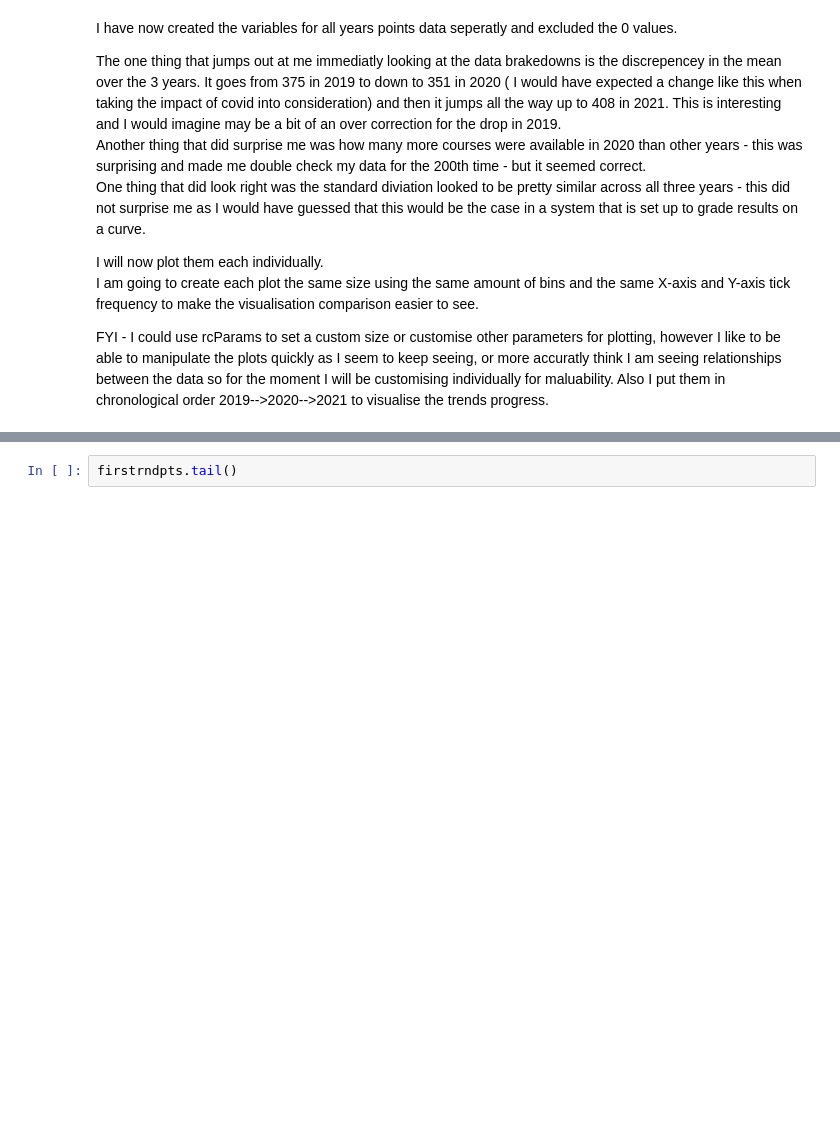
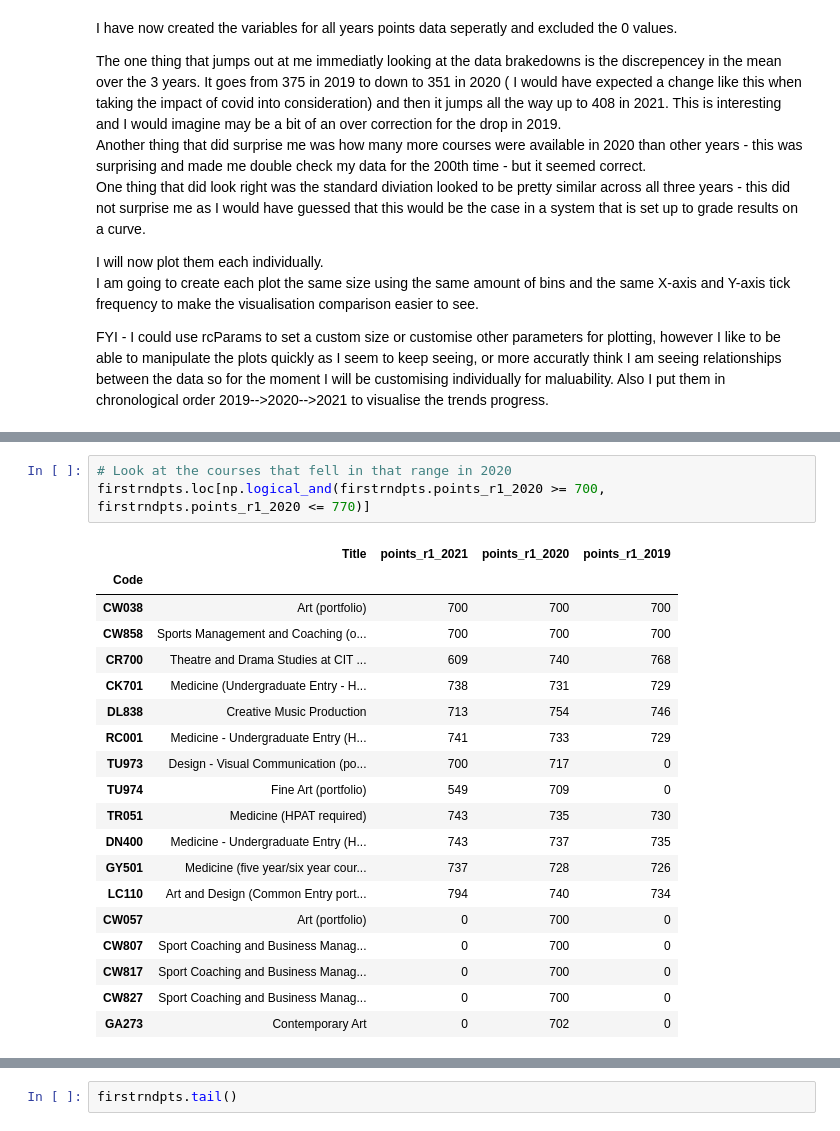
Before and after one commit to Lynch08/Fundementals_Of_Data_Analysis, a Jupyter notebook: CAO Points/new.ipynb, the cells around one changed output, grey strips where cells are left out. Saved outputs shown, nothing was run; the diff lists cells and outputs as text; blank space fills up the shorter version.

```diff
--- a/CAO Points/new.ipynb
+++ b/CAO Points/new.ipynb
@@ -951,0 +1094,23 @@ plt.legend()
+# %%
+# Look at the courses that fell in that range in 2020
+firstrndpts.loc[np.logical_and(firstrndpts.points_r1_2020 >= 700, firstrndpts.points_r1_2020 <= 770)]
+# %% [output]
+|  | Title | points_r1_2021 | points_r1_2020 | points_r1_2019 |
+| Code |  |  |  |  |
+| CW038 | Art (portfolio) | 700 | 700 | 700 |
+| CW858 | Sports Management and Coaching (o... | 700 | 700 | 700 |
+| CR700 | Theatre and Drama Studies at CIT ... | 609 | 740 | 768 |
+| CK701 | Medicine (Undergraduate Entry - H... | 738 | 731 | 729 |
+| DL838 | Creative Music Production | 713 | 754 | 746 |
+| RC001 | Medicine - Undergraduate Entry (H... | 741 | 733 | 729 |
+| TU973 | Design - Visual Communication (po... | 700 | 717 | 0 |
+| TU974 | Fine Art (portfolio) | 549 | 709 | 0 |
+| TR051 | Medicine (HPAT required) | 743 | 735 | 730 |
+| DN400 | Medicine - Undergraduate Entry (H... | 743 | 737 | 735 |
+| GY501 | Medicine (five year/six year cour... | 737 | 728 | 726 |
+| LC110 | Art and Design (Common Entry port... | 794 | 740 | 734 |
+| CW057 | Art (portfolio) | 0 | 700 | 0 |
+| CW807 | Sport Coaching and Business Manag... | 0 | 700 | 0 |
+| CW817 | Sport Coaching and Business Manag... | 0 | 700 | 0 |
+| CW827 | Sport Coaching and Business Manag... | 0 | 700 | 0 |
+| GA273 | Contemporary Art | 0 | 702 | 0 |
```
Also changed, not shown: parts of 28 cells of this notebook, 6 other files.
